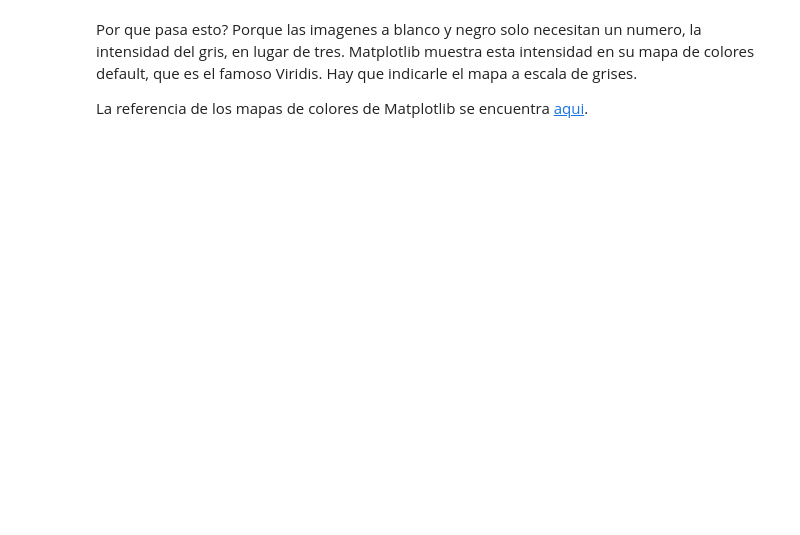
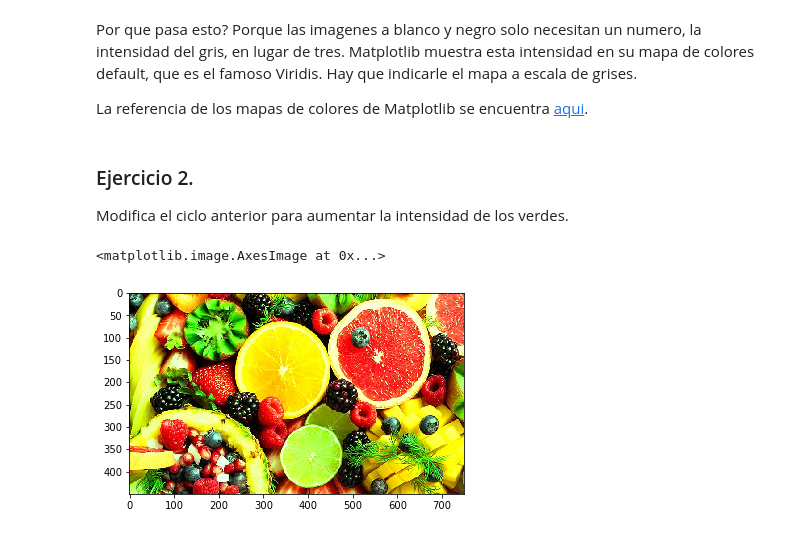
Before and after one commit to Pagutri/Beepy_Imagenes, a Jupyter notebook: Principal.ipynb, the cells around one changed output. Cells and saved outputs as stored; diff of their text form; code cells hidden in the pictures; blank space fills up the shorter version.

```diff
--- a/Principal.ipynb
+++ b/Principal.ipynb
@@ -90,3 +87,22 @@ plt.imshow(img_frutas_bn)
 Por que pasa esto? Porque las imagenes a blanco y negro solo necesitan un numero, la intensidad del gris, en lugar de tres. Matplotlib muestra esta intensidad en su mapa de colores default, que es el famoso Viridis. Hay que indicarle el mapa a escala de grises.
 
 La referencia de los mapas de colores de Matplotlib se encuentra [aqui](https://matplotlib.org/stable/tutorials/colors/colormaps.html).
+# %% [markdown]
+### Ejercicio 2.
+
+Modifica el ciclo anterior para aumentar la intensidad de los verdes.
+# %%
+copia_frutas2 = img_frutas.copy()
+
+for fila in copia_frutas2:
+    for pixel in fila:
+        # Modifica aquí:
+        promedio = np.mean(pixel)
+        pixel[0] = promedio
+        pixel[1] = promedio
+        pixel[2] = promedio
+
+plt.imshow(copia_frutas2)
+# %% [output]
+<matplotlib.image.AxesImage at 0x...>
+[figure, added]
```
Also changed, not shown: parts of 15 cells of this notebook, 4 other files.
